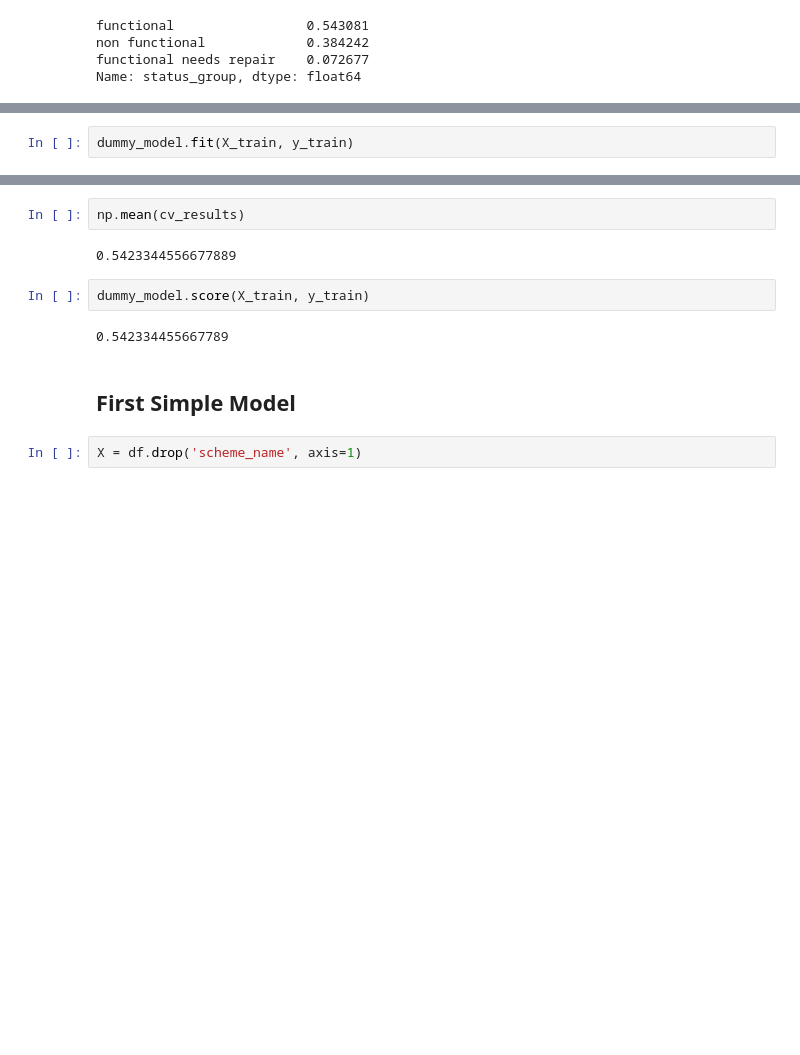
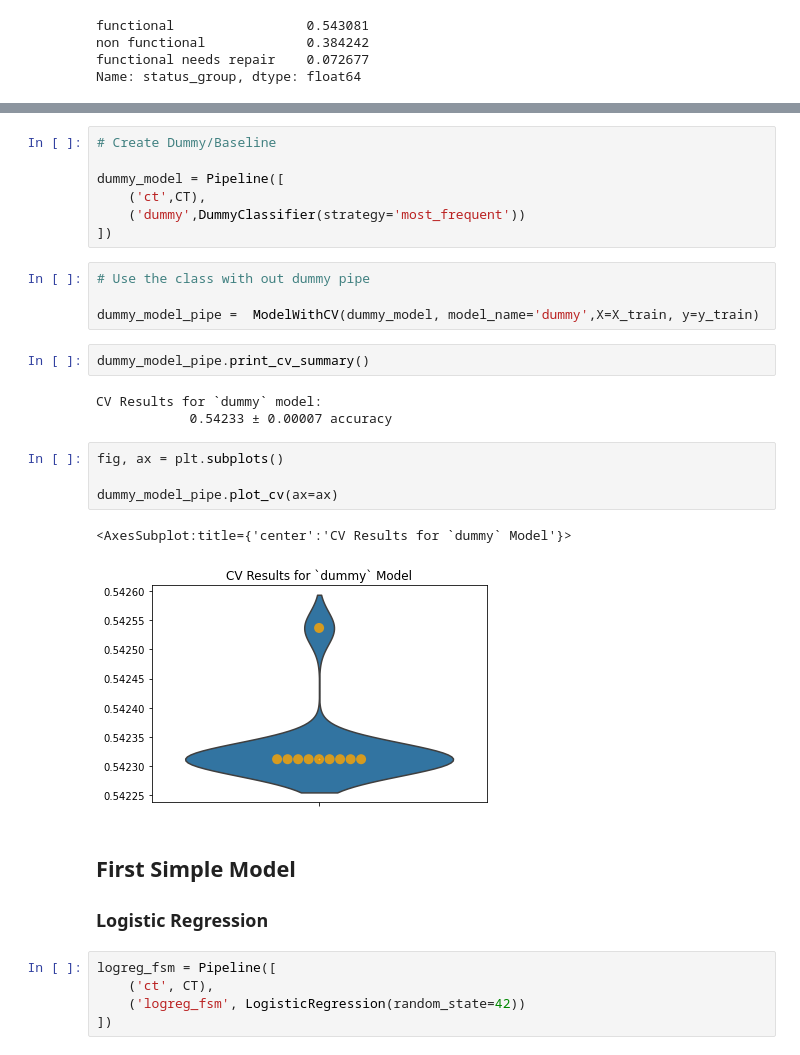
Before and after one commit to fetterollie/Tanzanian-Water-Wells, a Jupyter notebook: index.ipynb, the cells around one changed output, grey strips where cells are left out. Cells and saved outputs as stored; diff of their text form; blank space fills up the shorter version.

Commit message:
update to baseline using pipeline and fsm

```diff
--- a/index.ipynb
+++ b/index.ipynb
@@ -518,2 +652,0 @@ dummy_model = DummyClassifier(strategy='most_frequent')
-# %%
-dummy_model.fit(X_train, y_train)
@@ -529,12 +653,31 @@ array([0.54231201, 0.54242424, 0.54231201, 0.54231201, 0.54231201])
-# %%
-np.mean(cv_results)
-# %% [output]
-0.5423344556677889
-# %%
-dummy_model.score(X_train, y_train)
-# %% [output]
-0.542334455667789
+# %%
+# Create Dummy/Baseline
+
+dummy_model = Pipeline([
+    ('ct',CT),
+    ('dummy',DummyClassifier(strategy='most_frequent'))
+])
+# %%
+# Use the class with out dummy pipe
+
+dummy_model_pipe =  ModelWithCV(dummy_model, model_name='dummy',X=X_train, y=y_train)
+# %%
+dummy_model_pipe.print_cv_summary()
+# %% [output]
+CV Results for `dummy` model:
+            0.54233 ± 0.00007 accuracy
+# %%
+fig, ax = plt.subplots()
+
+dummy_model_pipe.plot_cv(ax=ax)
+# %% [output]
+<AxesSubplot:title={'center':'CV Results for `dummy` Model'}>
+[figure, added]
 # %% [markdown]
 ## First Simple Model
+### Logistic Regression
-# %%
-X = df.drop('scheme_name', axis=1)
+# %%
+logreg_fsm = Pipeline([
+    ('ct', CT),
+    ('logreg_fsm', LogisticRegression(random_state=42))
+])
```
Also changed, not shown: parts of 38 cells of this notebook, 1 other file.
